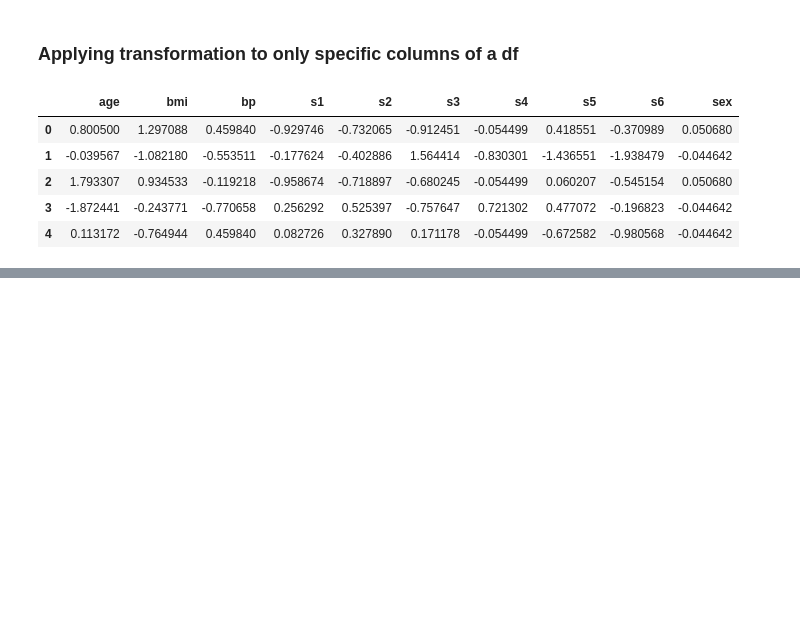
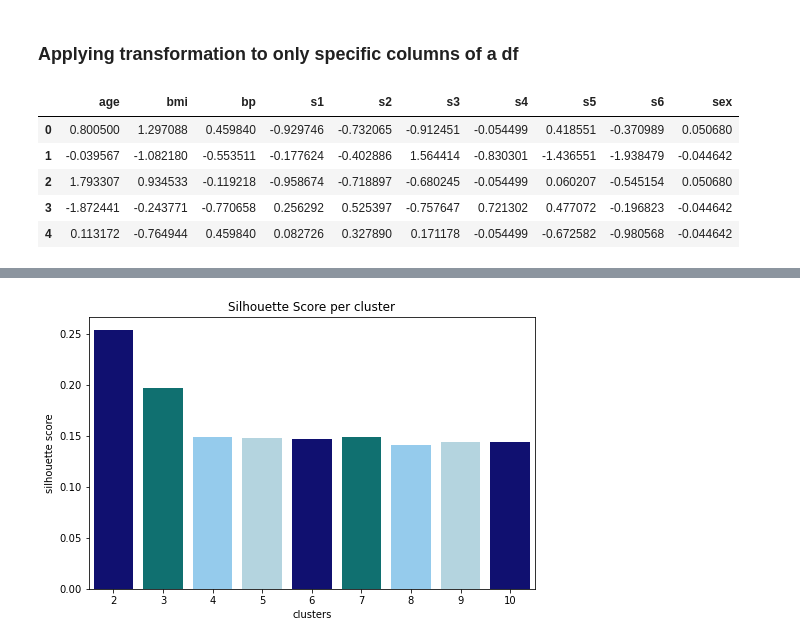
Before and after one commit to n-amr/cheat_sheets, a Jupyter notebook: cheatsheet_ML.ipynb, the cells around one changed output, grey strips where cells are left out. Saved outputs shown, nothing was run; the diff lists cells and outputs as text; code cells hidden in the pictures; blank space fills up the shorter version.

```diff
--- a/cheatsheet_ML.ipynb
+++ b/cheatsheet_ML.ipynb
@@ -39,0 +90,16 @@ X.head()
+# %%
+# calculate the silhouette score
+from sklearn.metrics import silhouette_score
+
+# Computer mean silhouette score
+sil = []
+
+# Select K as a range starting at 2 as silhouette score cannot accept less than 2 labels
+K = range(2, 11)
+
+## Run new K-Means with silhouette score
+for i in range (2,11):
+    kmeans = KMeans(n_clusters= i, init = "k-means++", random_state = 0)
+    kmeans.fit(X)
+    sil.append(silhouette_score(X, kmeans.predict(X)))
+    print("Silhouette score for K={} is {}".format(i, sil[-1]))
@@ -39,0 +116,19 @@ X.head()
+# %%
+# Create a data frame
+cluster_scores=pd.DataFrame(sil)
+
+#create figure
+palette = ['navy', 'teal', 'lightskyblue', "lightblue"]
+fig, ax = plt.subplots(figsize=(8, 5))
+
+ax = sns.barplot(
+    data = cluster_scores,
+    x=list(K),
+    y=cluster_scores.iloc[:, -1],
+    palette = palette
+)
+ax.set(xlabel='clusters', ylabel='silhouette score', title= "Silhouette Score per cluster")
+
+plt.show()
+# %% [output]
+[figure, added]
```
Also changed, not shown: parts of 6 cells of this notebook.
